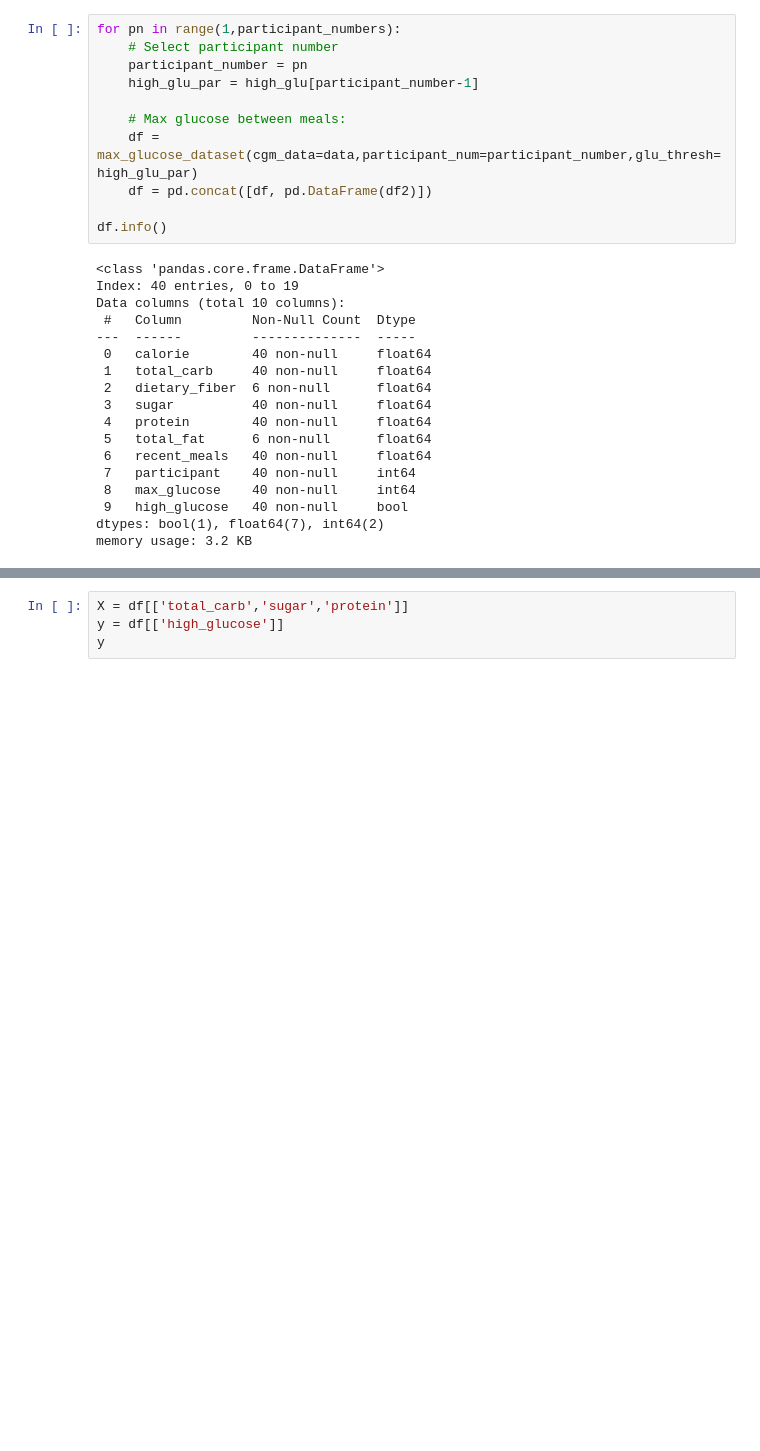
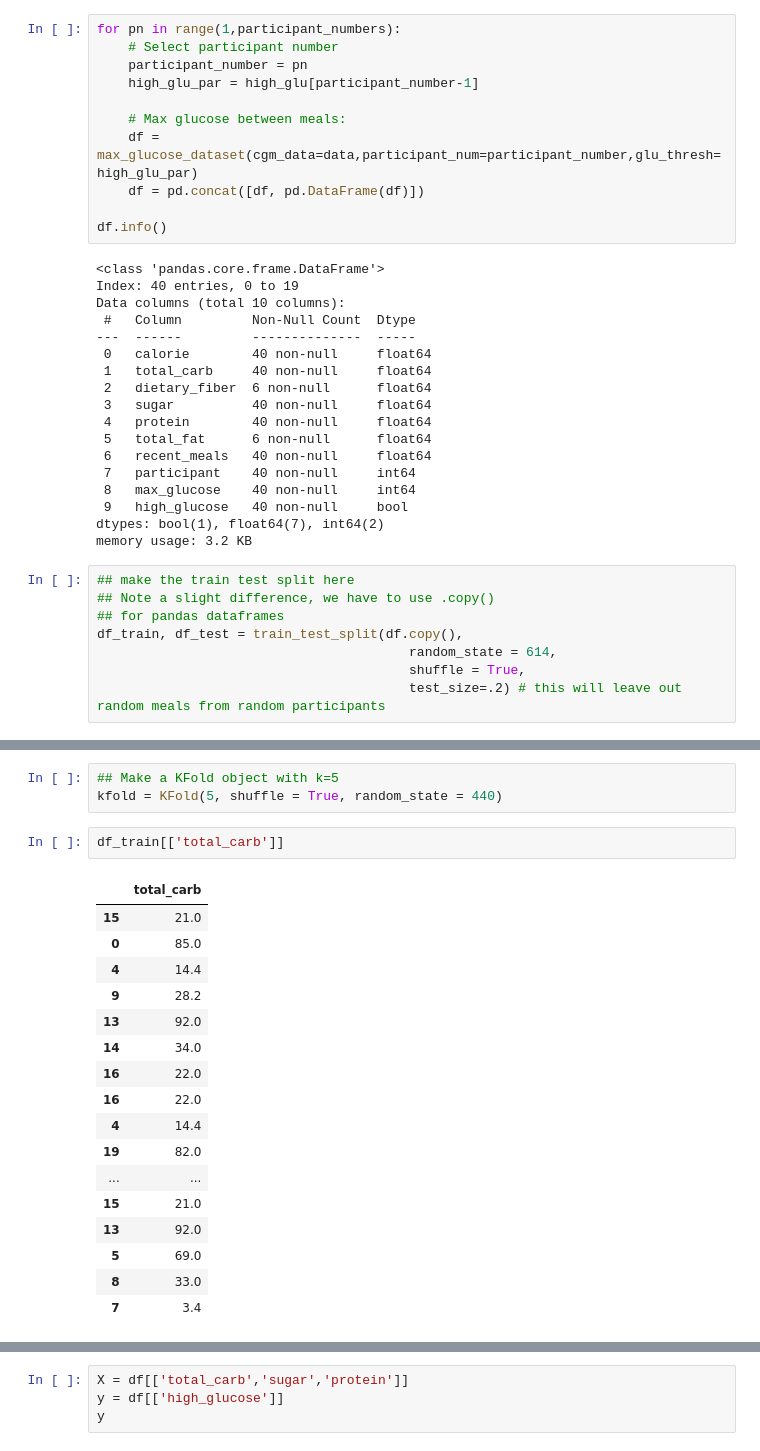
Before and after one commit to NoahGillespie/CGM, a Jupyter notebook: model/baseline.ipynb, the cells around one changed output, grey strips where cells are left out. Cells and saved outputs as stored; diff of their text form; blank space fills up the shorter version.

```diff
--- a/model/baseline.ipynb
+++ b/model/baseline.ipynb
@@ -46,7 +50,7 @@ for pn in range(1,participant_numbers):
 
     # Max glucose between meals:
     df = max_glucose_dataset(cgm_data=data,participant_num=participant_number,glu_thresh=high_glu_par)
-    df = pd.concat([df, pd.DataFrame(df2)])
+    df = pd.concat([df, pd.DataFrame(df)])
 
 df.info()
 # %% [output]
@@ -67,3 +71,11 @@ Data columns (total 10 columns):
  9   high_glucose   40 non-null     bool
 dtypes: bool(1), float64(7), int64(2)
 memory usage: 3.2 KB
+# %%
+## make the train test split here
+## Note a slight difference, we have to use .copy()
+## for pandas dataframes
+df_train, df_test = train_test_split(df.copy(),
+                                        random_state = 614,
+                                        shuffle = True,
+                                        test_size=.2) # this will leave out random meals from random participants
@@ -69,0 +93,23 @@ memory usage: 3.2 KB
+# %%
+## Make a KFold object with k=5
+kfold = KFold(5, shuffle = True, random_state = 440)
+# %%
+df_train[['total_carb']]
+# %% [output]
+|  | total_carb |
+| 15 | 21.0 |
+| 0 | 85.0 |
+| 4 | 14.4 |
+| 9 | 28.2 |
+| 13 | 92.0 |
+| 14 | 34.0 |
+| 16 | 22.0 |
+| 16 | 22.0 |
+| 4 | 14.4 |
+| 19 | 82.0 |
+| ... | ... |
+| 15 | 21.0 |
+| 13 | 92.0 |
+| 5 | 69.0 |
+| 8 | 33.0 |
+| 7 | 3.4 |
```
Also changed, not shown: parts of 5 cells of this notebook.
